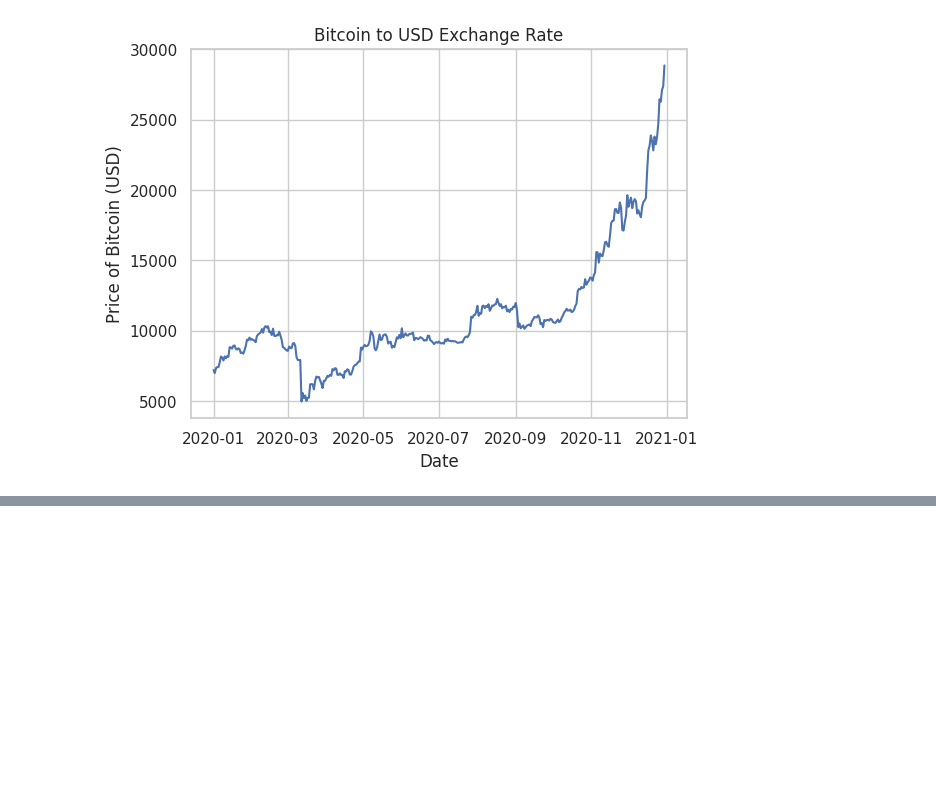
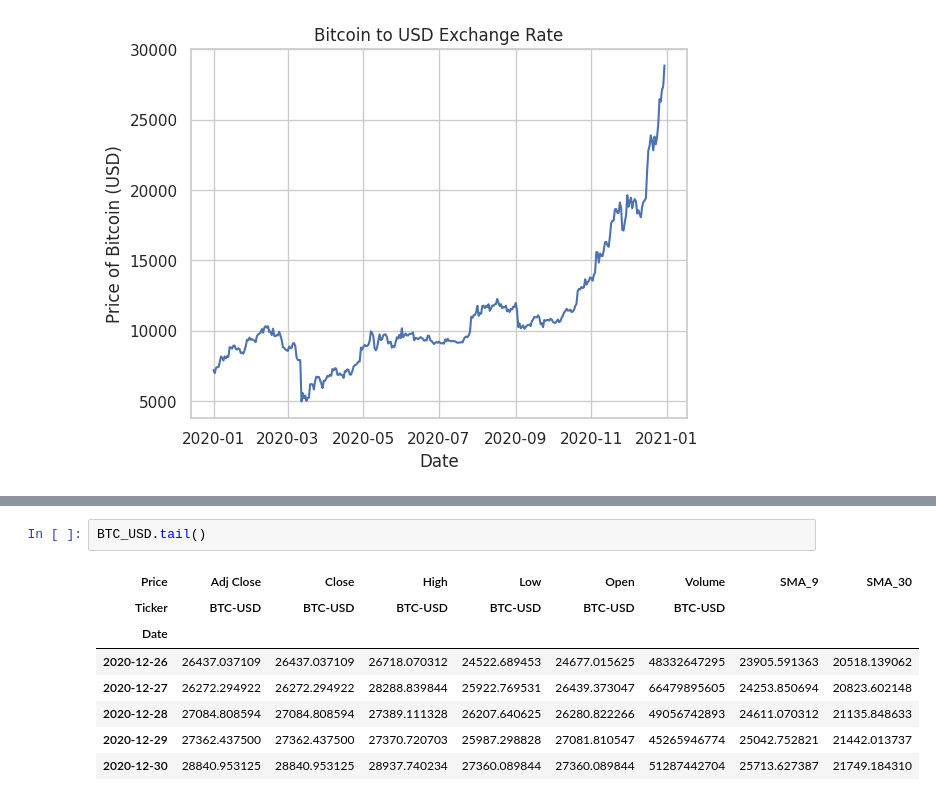
Before and after one commit to lahiruC22/crypto-trading-algorithm, a Jupyter notebook: crypto_trading_algorithm.ipynb, the cells around one changed output, grey strips where cells are left out. Drawn from its saved outputs; the diff is of its cells as text; blank space fills up the shorter version.

```diff
--- a/crypto_trading_algorithm.ipynb
+++ b/crypto_trading_algorithm.ipynb
@@ -89,0 +111,11 @@ From the above price chart we see that there's a steep upward trend in Bitcoin p
+# %%
+BTC_USD.tail()
+# %% [output]
+| Price | Adj Close | Close | High | Low | Open | Volume | SMA_9 | SMA_30 |
+| Ticker | BTC-USD | BTC-USD | BTC-USD | BTC-USD | BTC-USD | BTC-USD |  |  |
+| Date |  |  |  |  |  |  |  |  |
+| 2020-12-26 | 26437.037109 | 26437.037109 | 26718.070312 | 24522.689453 | 24677.015625 | 48332647295 | 23905.591363 | 20518.139062 |
+| 2020-12-27 | 26272.294922 | 26272.294922 | 28288.839844 | 25922.769531 | 26439.373047 | 66479895605 | 24253.850694 | 20823.602148 |
+| 2020-12-28 | 27084.808594 | 27084.808594 | 27389.111328 | 26207.640625 | 26280.822266 | 49056742893 | 24611.070312 | 21135.848633 |
+| 2020-12-29 | 27362.437500 | 27362.437500 | 27370.720703 | 25987.298828 | 27081.810547 | 45265946774 | 25042.752821 | 21442.013737 |
+| 2020-12-30 | 28840.953125 | 28840.953125 | 28937.740234 | 27360.089844 | 27360.089844 | 51287442704 | 25713.627387 | 21749.184310 |
```
Also changed, not shown: parts of 6 cells of this notebook.
